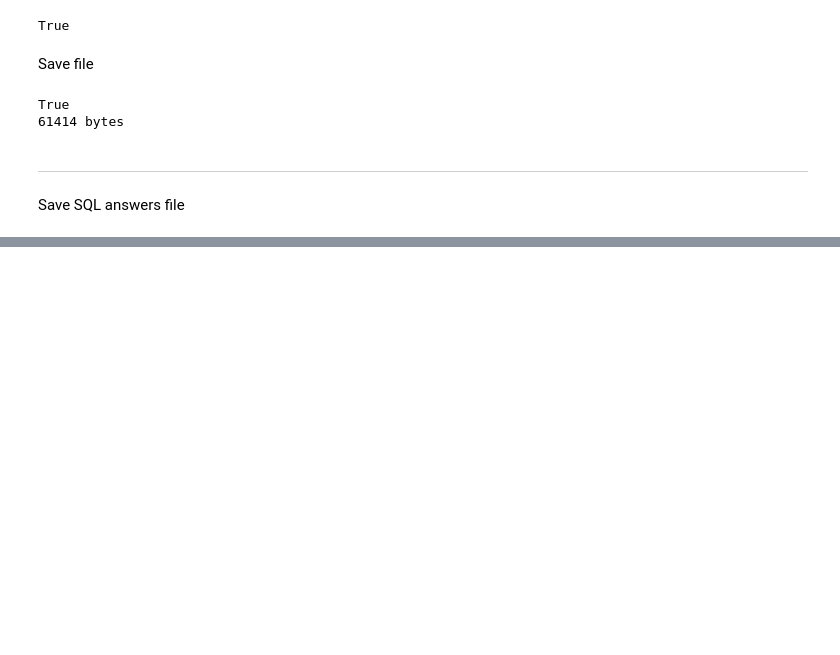
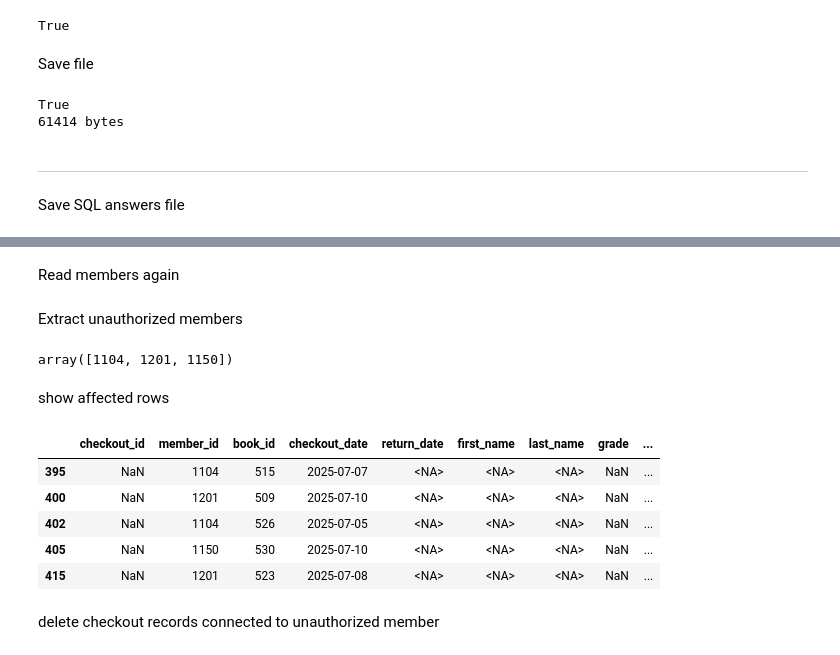
Before and after one commit to i-aliahmed/Final-Project, a Jupyter notebook: 31010280200518-CityLibrary.ipynb, the cells around one changed output, grey strips where cells are left out. Drawn from its saved outputs; the diff is of its cells as text; code cells hidden in the pictures; blank space fills up the shorter version.

```diff
--- a/31010280200518-CityLibrary.ipynb
+++ b/31010280200518-CityLibrary.ipynb
@@ -619,0 +751,2 @@ with open("31010280200518-Library-task1_sql_answers.txt","w",encoding="utf-8") a
+# %%
+df["neighborhood"] = (df["neighborhood"].str.lower().str.strip().str.title())
@@ -619,0 +755,2 @@ with open("31010280200518-Library-task1_sql_answers.txt","w",encoding="utf-8") a
+# %%
+df["neighborhood"] = (df["neighborhood"].str.lower().str.strip().str.title())
@@ -619,0 +763,27 @@ with open("31010280200518-Library-task1_sql_answers.txt","w",encoding="utf-8") a
+# %% [markdown]
+Read members again
+# %%
+registered_members = pd.read_sql_query("SELECT * FROM members;",conn)
+# %% [markdown]
+Extract unauthorized members
+# %%
+invalid_member_ids = (df.loc[~df["member_id"].isin(registered_members["member_id"]),"member_id"].dropna().unique())
+
+invalid_member_ids
+# %% [output]
+array([1104, 1201, 1150])
+# %% [markdown]
+show affected rows
+# %%
+invalid_member_rows = df[df["member_id"].isin(invalid_member_ids)]
+
+invalid_member_rows
+# %% [output]
+|  | checkout_id | member_id | book_id | checkout_date | return_date | first_name | last_name | grade | ... |
+| 395 | NaN | 1104 | 515 | 2025-07-07 | <NA> | <NA> | <NA> | NaN | ... |
+| 400 | NaN | 1201 | 509 | 2025-07-10 | <NA> | <NA> | <NA> | NaN | ... |
+| 402 | NaN | 1104 | 526 | 2025-07-05 | <NA> | <NA> | <NA> | NaN | ... |
+| 405 | NaN | 1150 | 530 | 2025-07-10 | <NA> | <NA> | <NA> | NaN | ... |
+| 415 | NaN | 1201 | 523 | 2025-07-08 | <NA> | <NA> | <NA> | NaN | ... |
+# %% [markdown]
+delete checkout records connected to unauthorized member
```
Also changed, not shown: parts of 37 cells of this notebook, 2 other files.
